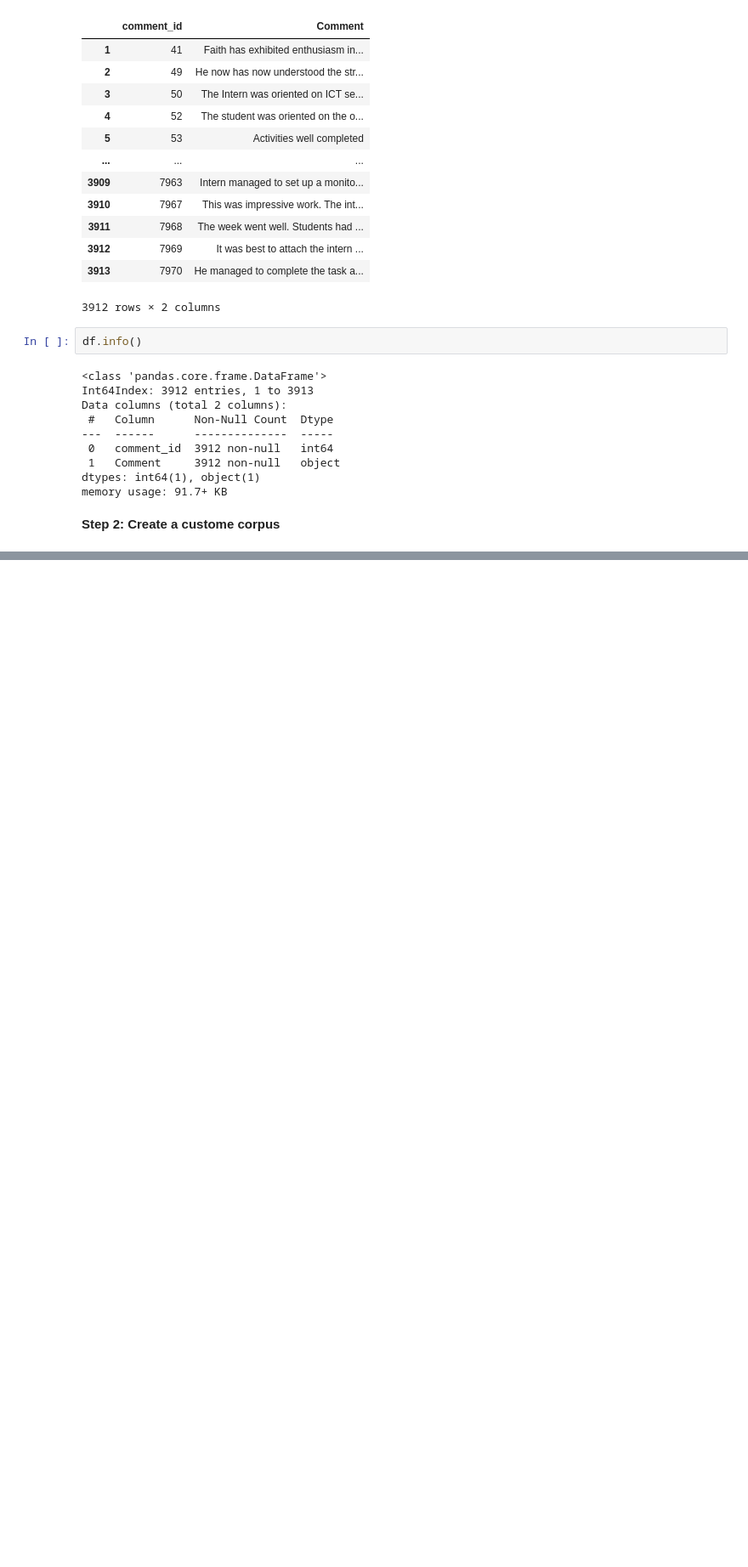
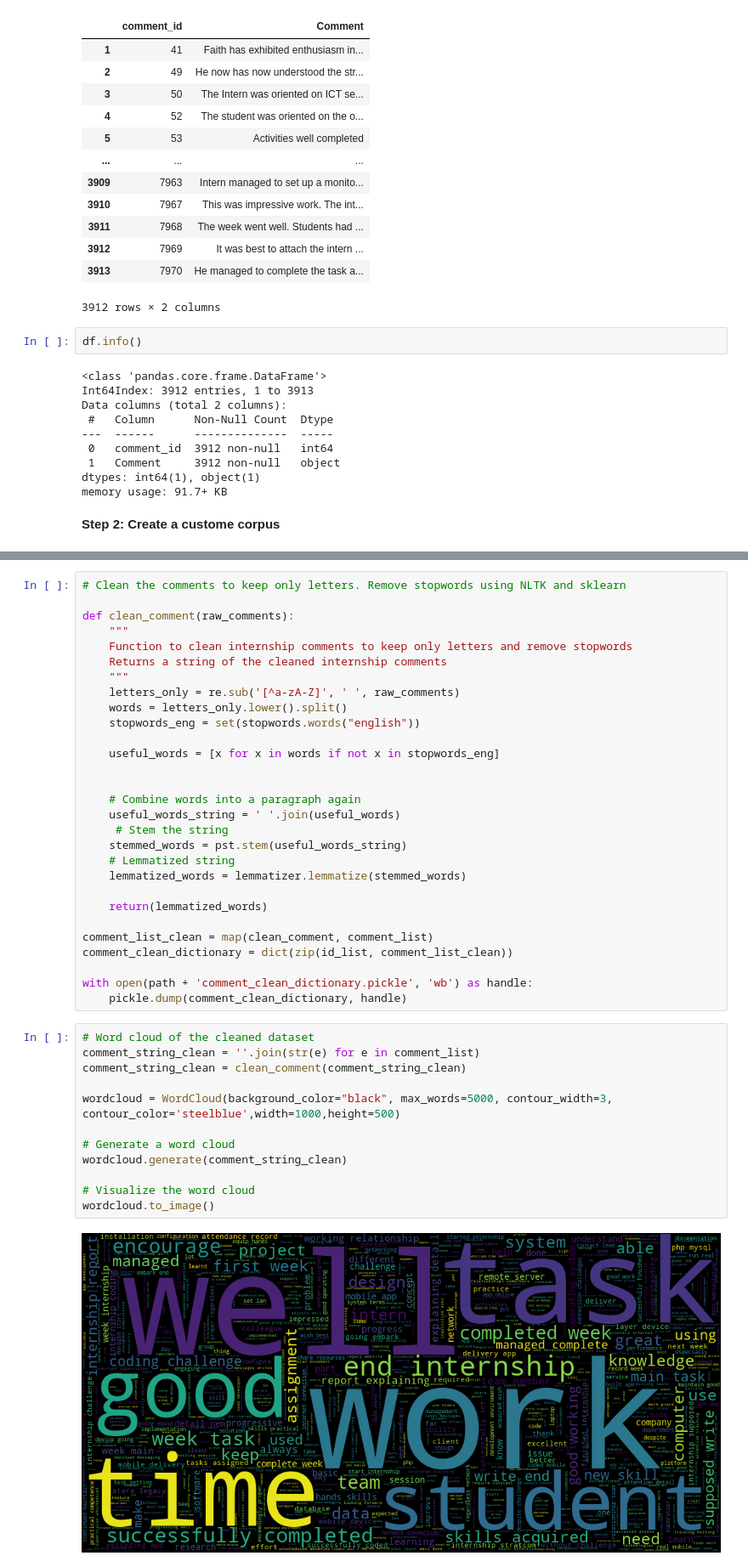
Before and after one commit to JurugoBrian/internship_text_analysis, a Jupyter notebook: internship_text_analysis.ipynb, the cells around one changed output, grey strips where cells are left out. Shown at 85% size. Saved outputs shown, nothing was run; the diff lists cells and outputs as text; blank space fills up the shorter version.

```diff
--- a/internship_text_analysis.ipynb
+++ b/internship_text_analysis.ipynb
@@ -402,0 +218,43 @@ chunk
+# %%
+# Clean the comments to keep only letters. Remove stopwords using NLTK and sklearn
+
+def clean_comment(raw_comments):
+    """
+    Function to clean internship comments to keep only letters and remove stopwords
+    Returns a string of the cleaned internship comments
+    """
+    letters_only = re.sub('[^a-zA-Z]', ' ', raw_comments)
+    words = letters_only.lower().split()
+    stopwords_eng = set(stopwords.words("english"))
+
+    useful_words = [x for x in words if not x in stopwords_eng]
+
+
+    # Combine words into a paragraph again
+    useful_words_string = ' '.join(useful_words)
+     # Stem the string
+    stemmed_words = pst.stem(useful_words_string)
+    # Lemmatized string
+    lemmatized_words = lemmatizer.lemmatize(stemmed_words)
+
+    return(lemmatized_words)
+
+comment_list_clean = map(clean_comment, comment_list)
+comment_clean_dictionary = dict(zip(id_list, comment_list_clean))
+
+with open(path + 'comment_clean_dictionary.pickle', 'wb') as handle:
+    pickle.dump(comment_clean_dictionary, handle)
+# %%
+# Word cloud of the cleaned dataset
+comment_string_clean = ''.join(str(e) for e in comment_list)
+comment_string_clean = clean_comment(comment_string_clean)
+
+wordcloud = WordCloud(background_color="black", max_words=5000, contour_width=3, contour_color='steelblue',width=1000,height=500)
+
+# Generate a word cloud
+wordcloud.generate(comment_string_clean)
+
+# Visualize the word cloud
+wordcloud.to_image()
+# %% [output]
+[figure, added]
```
Also changed, not shown: parts of 81 cells of this notebook.
